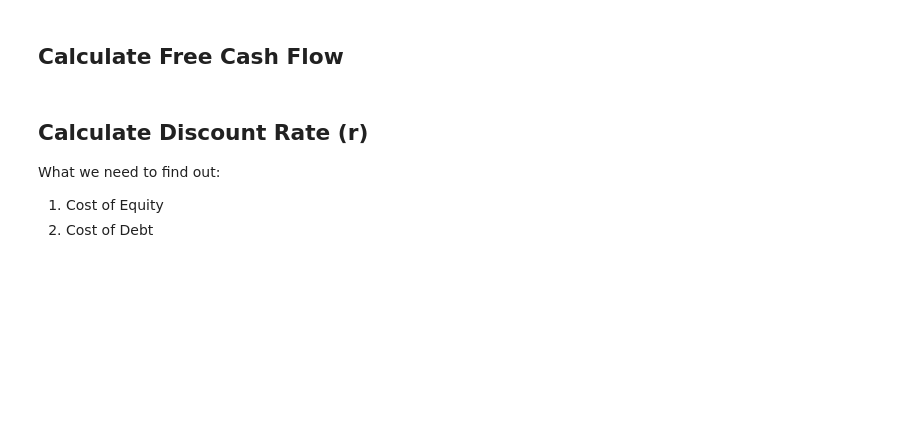
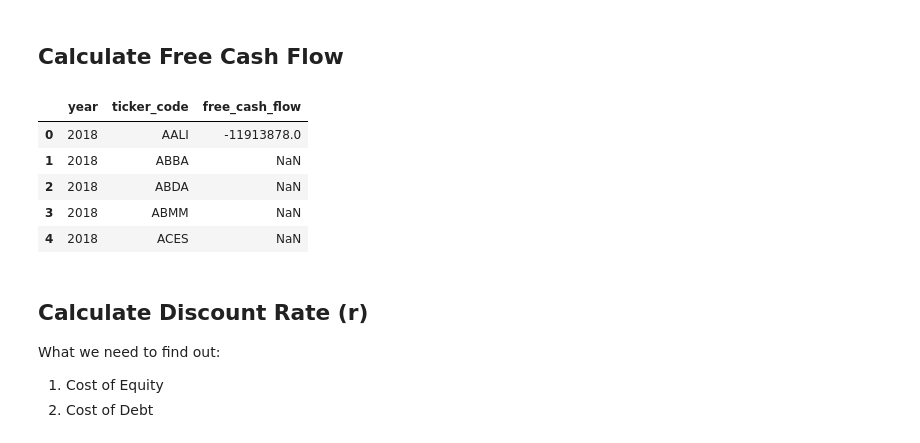
Before and after one commit to ledwindra/discounted-cash-flow, a Jupyter notebook: discounted-cash-flow.ipynb, the cells around one changed output. Saved outputs shown, nothing was run; the diff lists cells and outputs as text; code cells hidden in the pictures; blank space fills up the shorter version.

```diff
--- a/discounted-cash-flow.ipynb
+++ b/discounted-cash-flow.ipynb
@@ -82,6 +99,15 @@ def get_free_cash_flow(year):
     return df_cf[['year', 'ticker_code', 'free_cash_flow']].reset_index(drop=True)
 # %%
 df_cf = get_free_cash_flow(2018)
+# %%
+df_cf.head()
+# %% [output]
+|  | year | ticker_code | free_cash_flow |
+| 0 | 2018 | AALI | -11913878.0 |
+| 1 | 2018 | ABBA | NaN |
+| 2 | 2018 | ABDA | NaN |
+| 3 | 2018 | ABMM | NaN |
+| 4 | 2018 | ACES | NaN |
 # %% [markdown]
 ## Calculate Discount Rate (r)
 
```
Also changed, not shown: parts of 13 cells of this notebook.
